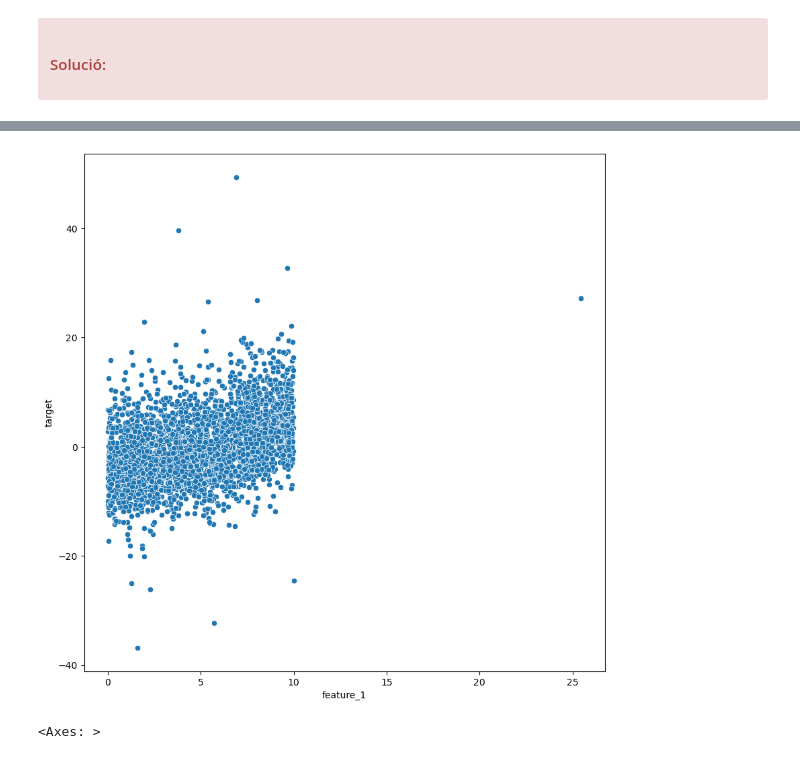
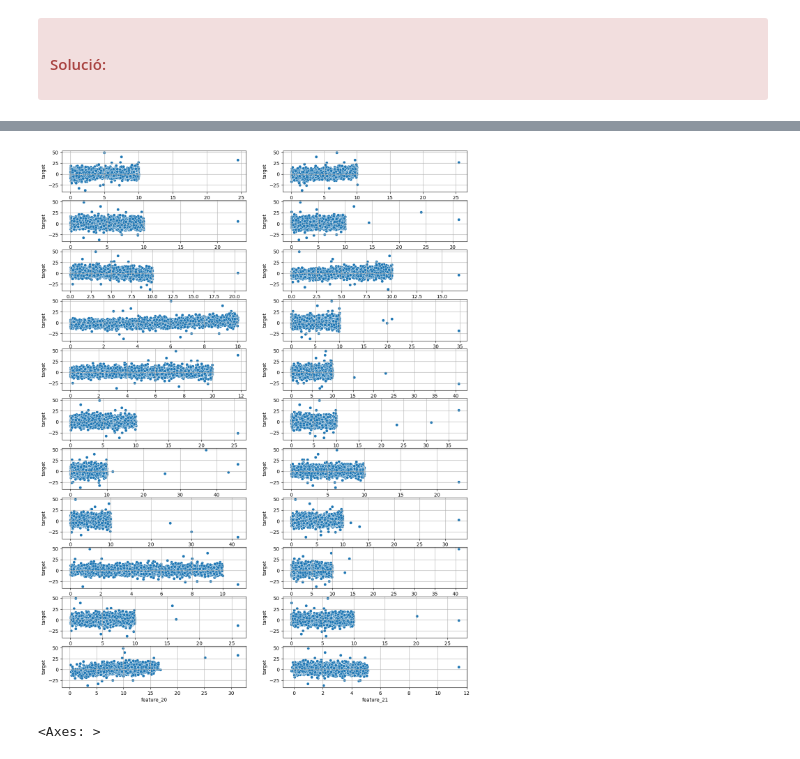
Before and after one commit to marc7666/PAC4-aprenentatge-automatic, a Jupyter notebook: M2_991_20242_PAC4_Enunciat.ipynb, the cells around one changed output, grey strips where cells are left out. Saved outputs shown, nothing was run; the diff lists cells and outputs as text; code cells hidden in the pictures.

```diff
--- a/M2_991_20242_PAC4_Enunciat.ipynb
+++ b/M2_991_20242_PAC4_Enunciat.ipynb
@@ -1412,10 +1403,17 @@ plt.show()
-# %%
-# Relació entre target i feature_1
-plt.figure(figsize=(10, 10))
-sns.scatterplot(data=df_regression, x="feature_1", y="target")
-plt.show()
-# %% [output]
-[figure, removed]
+# %%
+plt.figure(figsize=(15, 20))
+i = 1
+df_aux = df_regression.drop("feature_22", axis=1)
+targets = df_aux["target"]
+df_aux = df_aux.drop("target", axis=1)
+for column in df_aux.columns:
+    plt.subplot(11, 2, i)
+    sns.scatterplot(data=df_aux, x=column, y=targets)
+    plt.grid(True)
+    i += 1
+plt.show()
+# %% [output]
+[figure, added]
 # %%
 encoded_correlations_reg = df_reg_encoded.corr()
 sns.heatmap(encoded_correlations_reg, linewidth=.5, cmap="viridis")
```
Also changed, not shown: parts of 20 cells of this notebook.
